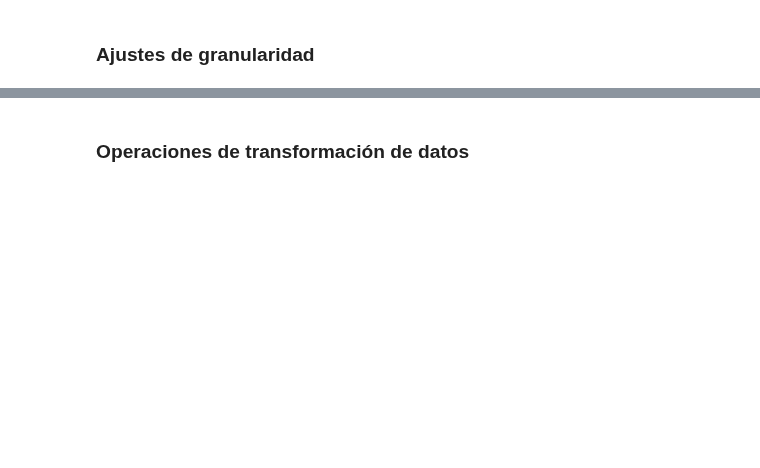
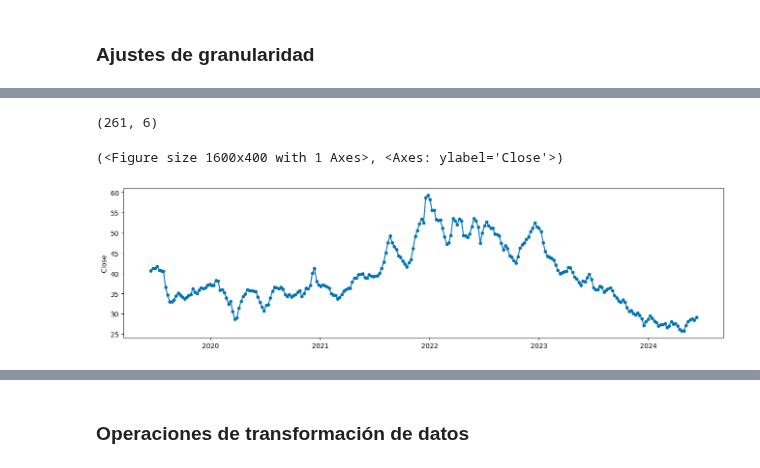
Before and after one commit to alu0101351773/TAAD_practicas, a Jupyter notebook: src/time_series.ipynb, the cells around one changed output, grey strips where cells are left out. Saved outputs shown, nothing was run; the diff lists cells and outputs as text; code cells hidden in the pictures; blank space fills up the shorter version.

```diff
--- a/src/time_series.ipynb
+++ b/src/time_series.ipynb
@@ -59,0 +152,18 @@ Al tratarse de datos de valores en bolsa, la estructura de todos los conjuntos d
+# %%
+pfizer_data['Date'] = pd.to_datetime(pfizer_data['Date'])
+pfizer_data.set_index('Date', inplace=True)
+
+date_range = pd.date_range(start=pfizer_data.index.min(), end=pfizer_data.index.max())
+
+pfizer_data = pfizer_data.reindex(date_range)
+pfizer_data['Close'] = pfizer_data['Close'].interpolate(method='linear')
+# %%
+weekly_pfizer_data = pfizer_data.resample('w').mean()
+
+print(weekly_pfizer_data.shape)
+
+plot_series(weekly_pfizer_data['Close'])
+# %% [output]
+(261, 6)
+(<Figure size 1600x400 with 1 Axes>, <Axes: ylabel='Close'>)
+[figure, added]
```
Also changed, not shown: parts of 11 cells of this notebook.
